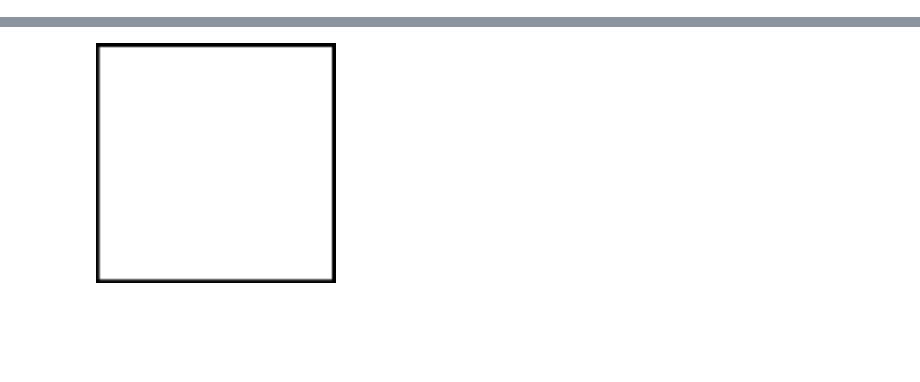
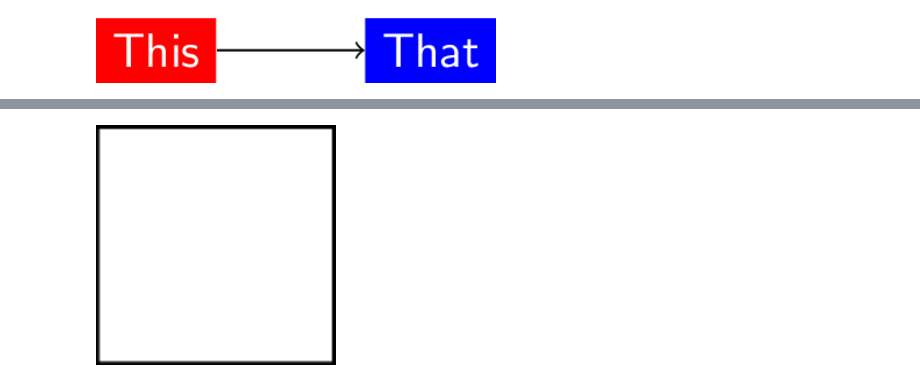
Before and after one commit to f-fathurrahman/ffr-notebooks, a Jupyter notebook: TestTikz.ipynb, the cells around one changed output, grey strips where cells are left out. Saved outputs shown, nothing was run; the diff lists cells and outputs as text; code cells hidden in the pictures; blank space fills up the shorter version.

```diff
--- a/TestTikz.ipynb
+++ b/TestTikz.ipynb
@@ -5,0 +3,9 @@ The tikzmagic extension is already loaded. To reload it, use:
+# %%
+%%tikz
+\tikzset{every node/.style={font=\sffamily,white}}
+
+\node[fill=red] at (0,0) (a) {This};
+\node[fill=blue] at (2,0) (b) {That};
+\draw[->] (a) -- (b);
+# %% [output]
+[figure, added]
```
Also changed, not shown: parts of 2 cells of this notebook.
